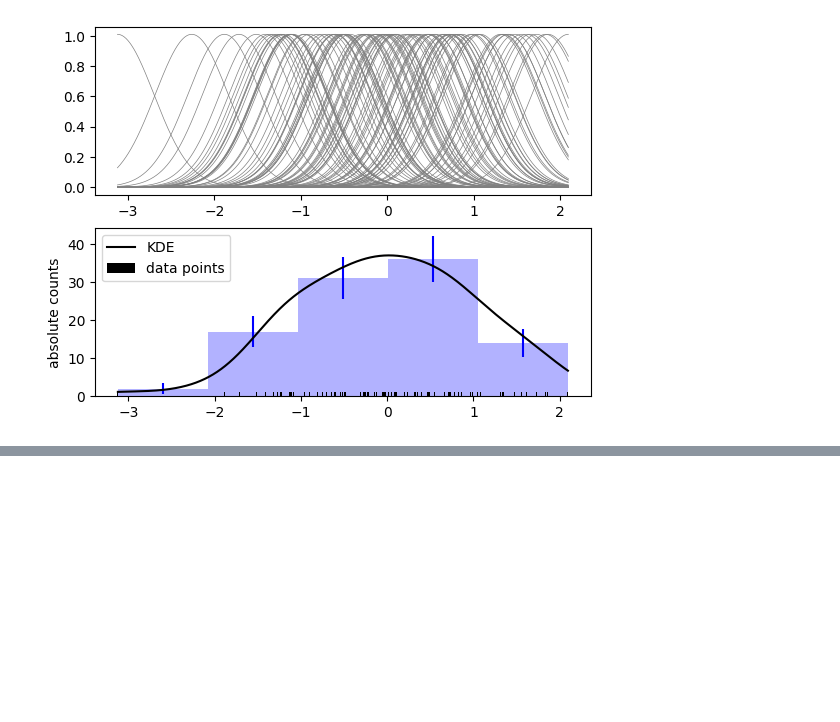
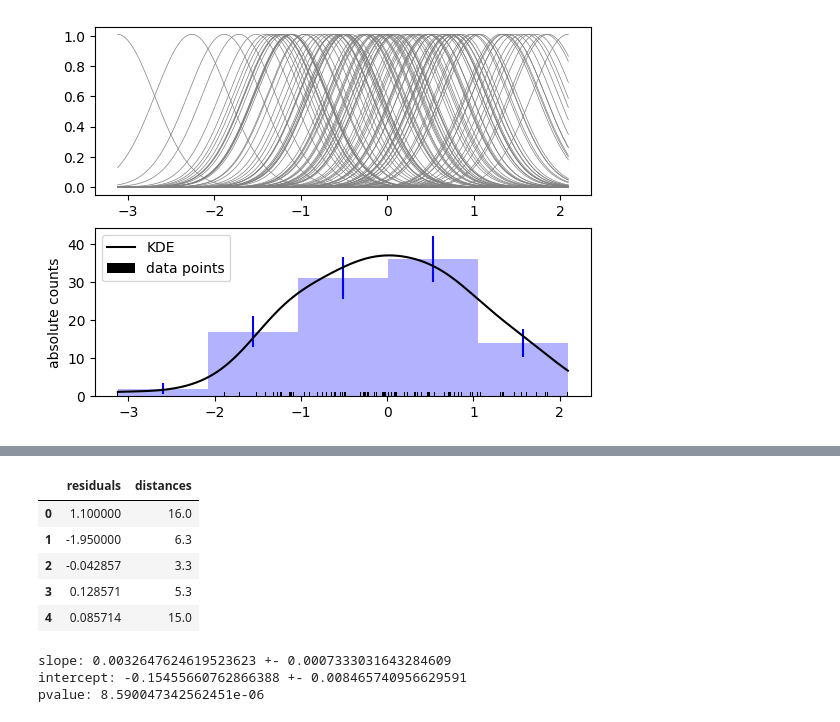
Before and after one commit to miriamzara/LaboratoryOfComputationalPhysics_Y7, a Jupyter notebook: 07_Visualization/07ex_Visualization.ipynb, the cells around one changed output, grey strips where cells are left out. Cells and saved outputs as stored; diff of their text form; code cells hidden in the pictures; blank space fills up the shorter version.

```diff
--- a/07_Visualization/07ex_Visualization.ipynb
+++ b/07_Visualization/07ex_Visualization.ipynb
@@ -158,0 +177,27 @@ Note that you should use the `np.load()` function to load the file as a numpy ar
+# %%
+import numpy as np
+import pandas as pd
+from scipy import stats
+data = np.load(file= "residuals_261.npy", allow_pickle= True)
+#data.item()
+#type(data.item()) # data.item() is a dict, therefore can be directly passed to the pandas constructor
+df = pd.DataFrame(data.item())
+df = df[np.abs(df['residuals']) <= 2].reset_index(drop= True)
+df.head()
+# %% [output]
+|  | residuals | distances |
+| 0 | 1.100000 | 16.0 |
+| 1 | -1.950000 | 6.3 |
+| 2 | -0.042857 | 3.3 |
+| 3 | 0.128571 | 5.3 |
+| 4 | 0.085714 | 15.0 |
+# %%
+x, y =  df['distances'], df['residuals']
+result = stats.linregress(x, y)
+print(f"slope: {result.slope} +- {result.stderr}")
+print(f"intercept: {result.intercept} +- {result.intercept_stderr}")
+print(f"pvalue: {result.pvalue}")
+# %% [output]
+slope: 0.0032647624619523623 +- 0.0007333031643284609
+intercept: -0.15455660762866388 +- 0.008465740956629591
+pvalue: 8.590047342562451e-06
```
Also changed, not shown: parts of 8 cells of this notebook, 4 other files.
